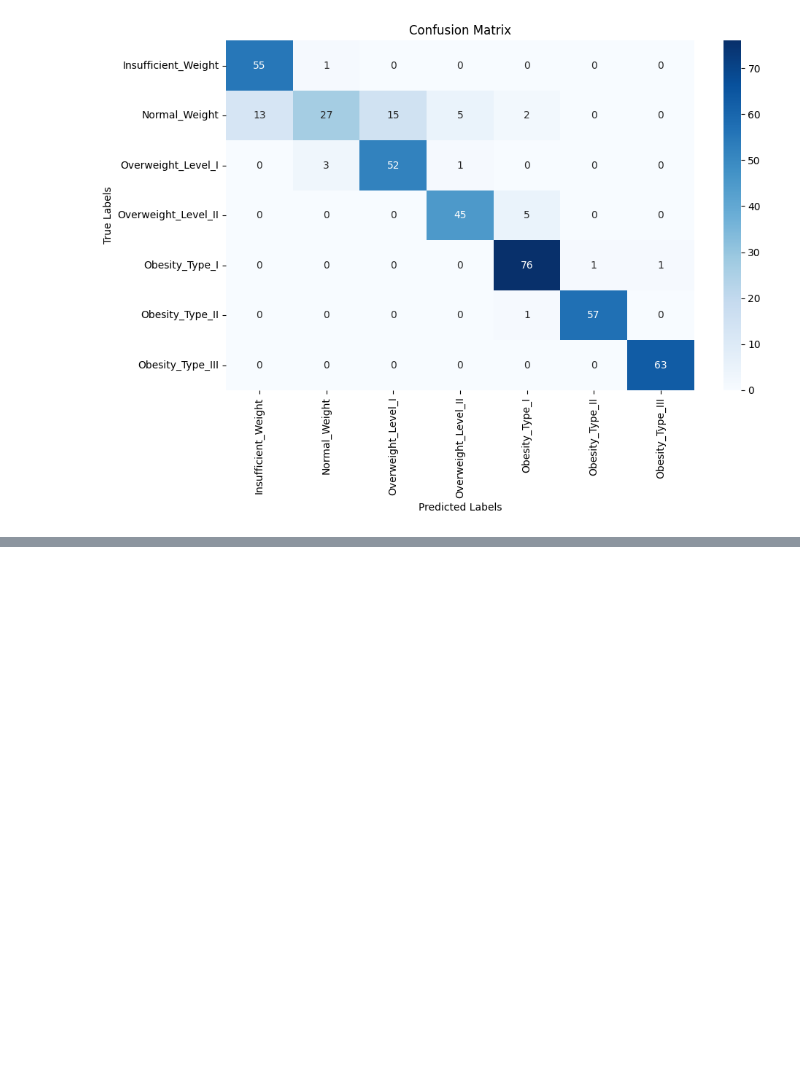
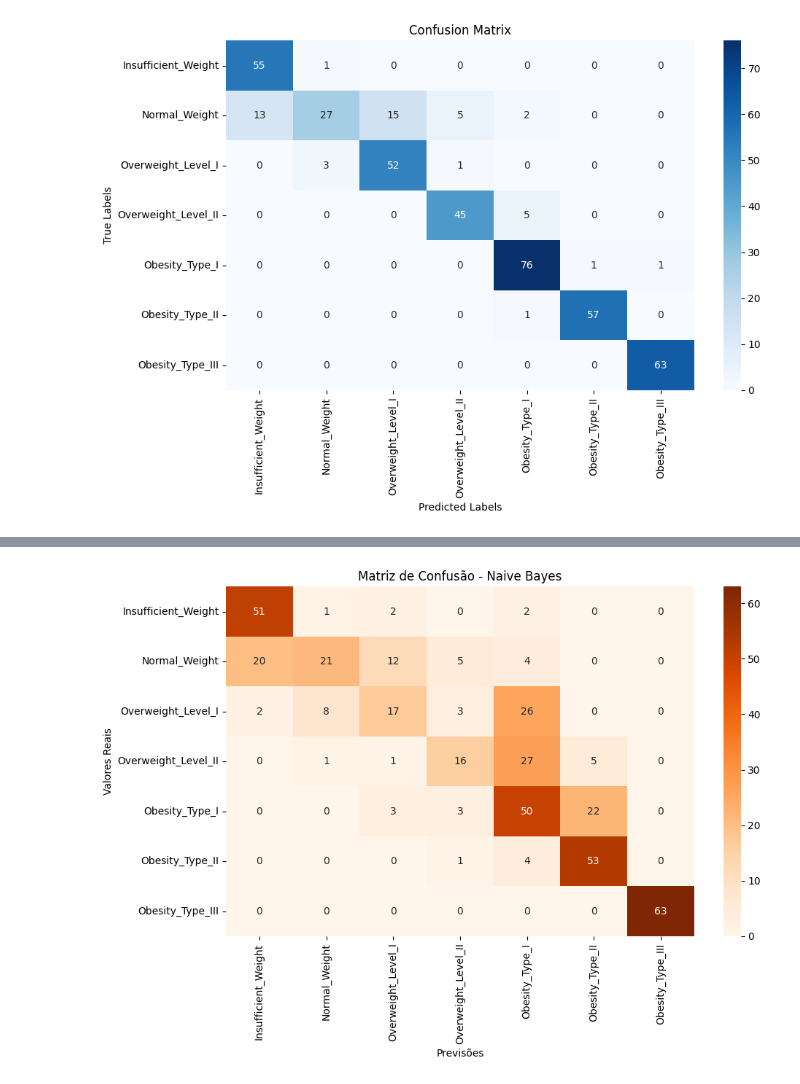
Before and after one commit to marcoames/t1ml, a Jupyter notebook: Classification.ipynb, the cells around one changed output, grey strips where cells are left out. Cells and saved outputs as stored; diff of their text form; code cells hidden in the pictures; blank space fills up the shorter version.

Commit message:
add naive bayes

```diff
--- a/Classification.ipynb
+++ b/Classification.ipynb
@@ -260,0 +284,11 @@ Previsão do modelo: Insufficient_Weight
+# %%
+from sklearn.naive_bayes import GaussianNB
+
+# Criação do modelo Naive Bayes
+modelNb = GaussianNB()
+
+# Avaliação com validação cruzada
+scores_nb = cross_val_score(modelNb, X, y, cv=5)
+
+print("Scores Naive Bayes: ", scores_nb)
+print("Média dos scores:", scores_nb.mean())
@@ -260,0 +302,12 @@ Previsão do modelo: Insufficient_Weight
+# %%
+# Treinamento do modelo final
+modelNb.fit(X, y)
+
+# Predição no conjunto de treino + validação
+predictionsNb = modelNb.predict(X)
+
+# Avaliação
+print('Accuracy:', accuracy_score(y, predictionsNb))
+print('F1:', f1_score(y, predictionsNb, average='macro'))
+print('Precision:', precision_score(y, predictionsNb, average='macro'))
+print('Recall:', recall_score(y, predictionsNb, average='macro'))
@@ -260,0 +323,9 @@ Previsão do modelo: Insufficient_Weight
+# %%
+# Predição no conjunto de teste
+predictionsNb = modelNb.predict(X_test)
+
+# Avaliação
+print('Accuracy:', accuracy_score(y_test, predictionsNb))
+print('F1:', f1_score(y_test, predictionsNb, average='macro'))
+print('Precision:', precision_score(y_test, predictionsNb, average='macro'))
+print('Recall:', recall_score(y_test, predictionsNb, average='macro'))
@@ -260,0 +341,15 @@ Previsão do modelo: Insufficient_Weight
+# %%
+# Matriz de confusão
+cm_nb = confusion_matrix(y_test, predictionsNb, labels=class_labels)
+
+# Plot da matriz
+plt.figure(figsize=(10, 7))
+sns.heatmap(cm_nb, annot=True, fmt='d', cmap='Oranges',
+            xticklabels=class_labels, yticklabels=class_labels)
+plt.title('Matriz de Confusão - Naive Bayes')
+plt.xlabel('Previsões')
+plt.ylabel('Valores Reais')
+plt.tight_layout()
+plt.show()
+# %% [output]
+[figure, added]
```
Also changed, not shown: parts of 10 cells of this notebook.
